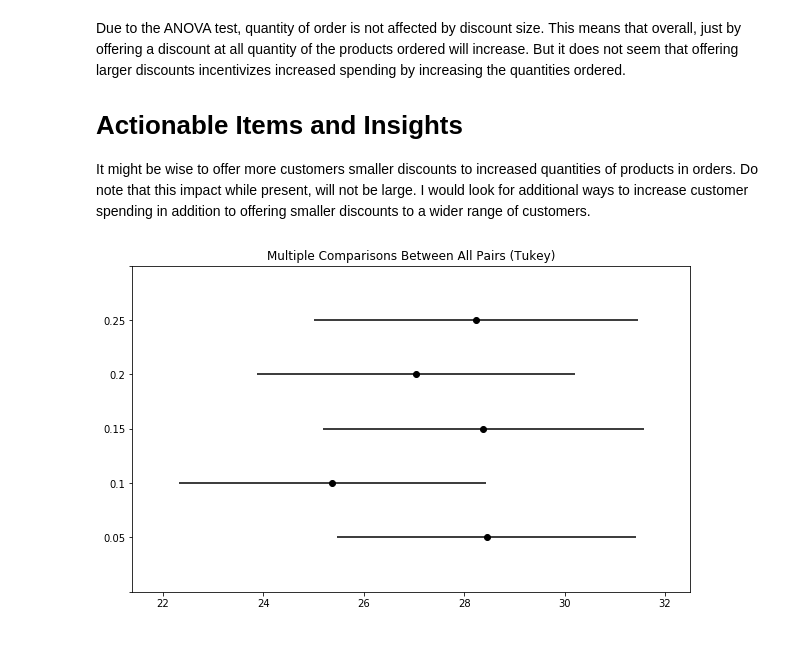
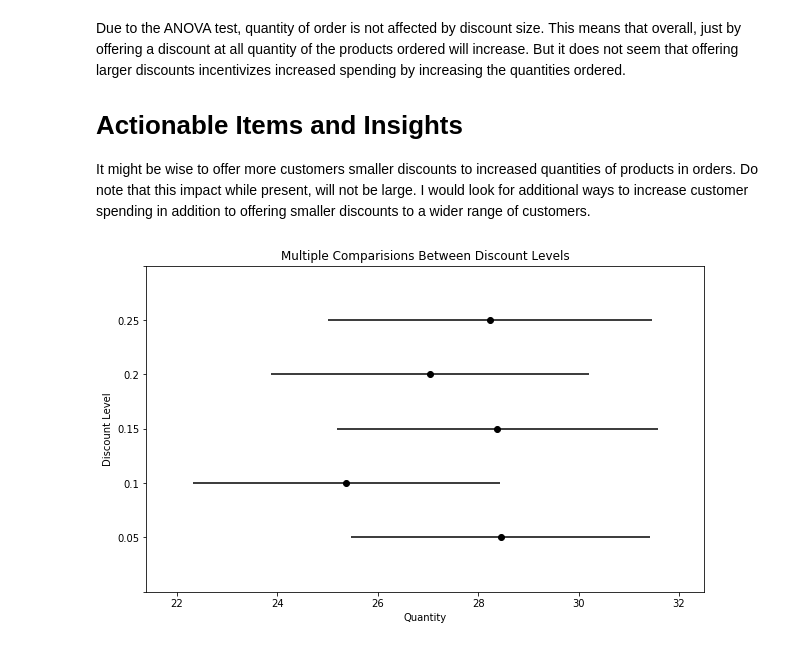
Before and after one commit to eannefawcett/Northwind-Database-Exploration, a Jupyter notebook: Discount and Quantity.ipynb, the cells around one changed output. Saved outputs shown, nothing was run; the diff lists cells and outputs as text; code cells hidden in the pictures.

Commit message:
graph update

```diff
--- a/Discount and Quantity.ipynb
+++ b/Discount and Quantity.ipynb
@@ -551,9 +557,17 @@ Due to the ANOVA test, quantity of order is not affected by discount size. This
 It might be wise to offer more customers smaller discounts to increased quantities of products in orders. Do note that this impact while present, will not be large. I would look for additional ways to increase customer spending in addition to offering smaller discounts to a wider range of customers.
 # %%
 # visual of no differences
+fig04 = plt.figure(figsize=(8,5))
+ax = fig04.add_subplot(111)
+
+
 from statsmodels.stats.multicomp import pairwise_tukeyhsd
 tukey_results = pairwise_tukeyhsd(anova_df['Quantity'], anova_df['Discount'])
-tukey_results.plot_simultaneous().show()
+tukey_plot = tukey_results.plot_simultaneous(ax=ax).show()
 # explore .plot_simultaneous compare documentation
+ax.axes.set_title('Multiple Comparisions Between Discount Levels')
+ax.axes.set_ylabel('Discount Level')
+ax.axes.set_xlabel('Quantity')
+plt.show();
 # %% [output]
-[figure, old version]
+[figure, new version]
```
Also changed, not shown: parts of 3 cells of this notebook, 2 other files.
